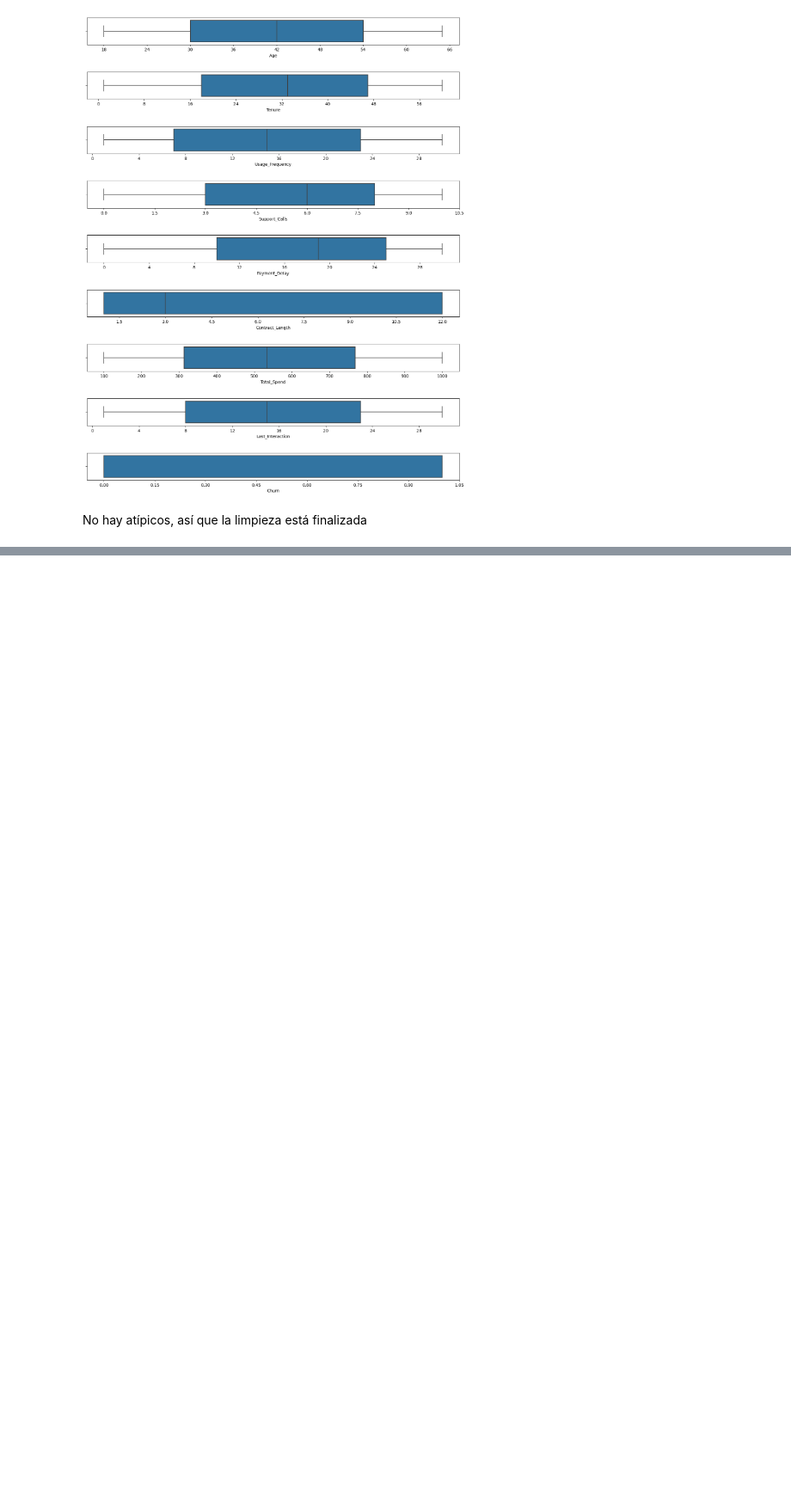
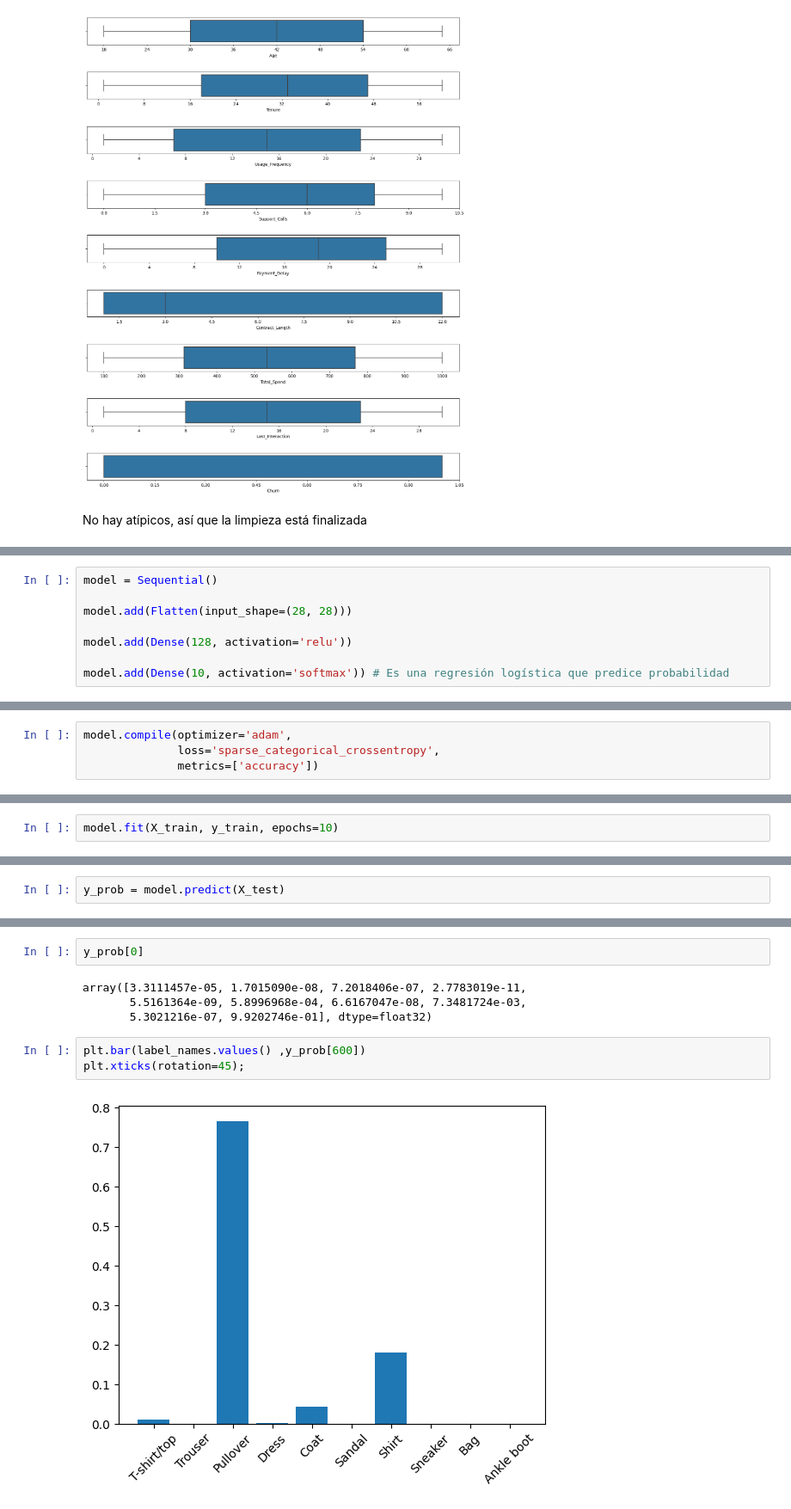
Before and after one commit to fatimafer/Exercises_deep_learning, a Jupyter notebook: Customer churn/Ejercicio clasificacion.ipynb, the cells around one changed output, grey strips where cells are left out. Shown: that part at 86% size. Drawn from its saved outputs; the diff is of its cells as text; blank space fills up the shorter version.

```diff
--- a/Customer churn/Ejercicio clasificacion.ipynb
+++ b/Customer churn/Ejercicio clasificacion.ipynb
@@ -355,0 +420,8 @@ No hay atípicos, así que la limpieza está finalizada
+# %%
+model = Sequential()
+
+model.add(Flatten(input_shape=(28, 28)))
+
+model.add(Dense(128, activation='relu'))
+
+model.add(Dense(10, activation='softmax')) # Es una regresión logística que predice probabilidad
@@ -355,0 +438,4 @@ No hay atípicos, así que la limpieza está finalizada
+# %%
+model.compile(optimizer='adam',
+              loss='sparse_categorical_crossentropy',
+              metrics=['accuracy'])
@@ -355,0 +462,2 @@ No hay atípicos, así que la limpieza está finalizada
+# %%
+model.fit(X_train, y_train, epochs=10)
@@ -355,0 +496,2 @@ No hay atípicos, así que la limpieza está finalizada
+# %%
+y_prob = model.predict(X_test)
@@ -355,0 +500,11 @@ No hay atípicos, así que la limpieza está finalizada
+# %%
+y_prob[0]
+# %% [output]
+array([3.3111457e-05, 1.7015090e-08, 7.2018406e-07, 2.7783019e-11,
+       5.5161364e-09, 5.8996968e-04, 6.6167047e-08, 7.3481724e-03,
+       5.3021216e-07, 9.9202746e-01], dtype=float32)
+# %%
+plt.bar(label_names.values() ,y_prob[600])
+plt.xticks(rotation=45);
+# %% [output]
+[figure, added]
```
Also changed, not shown: parts of 41 cells of this notebook, 9 other files.
